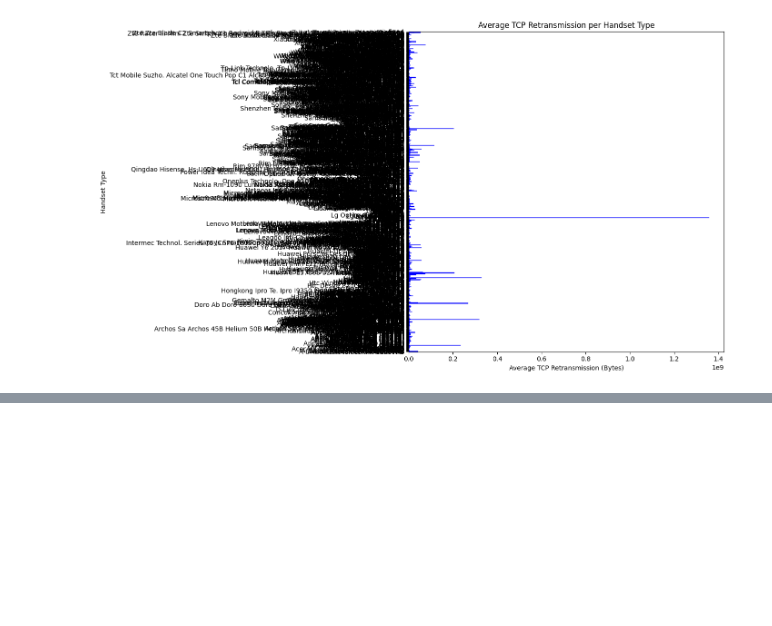
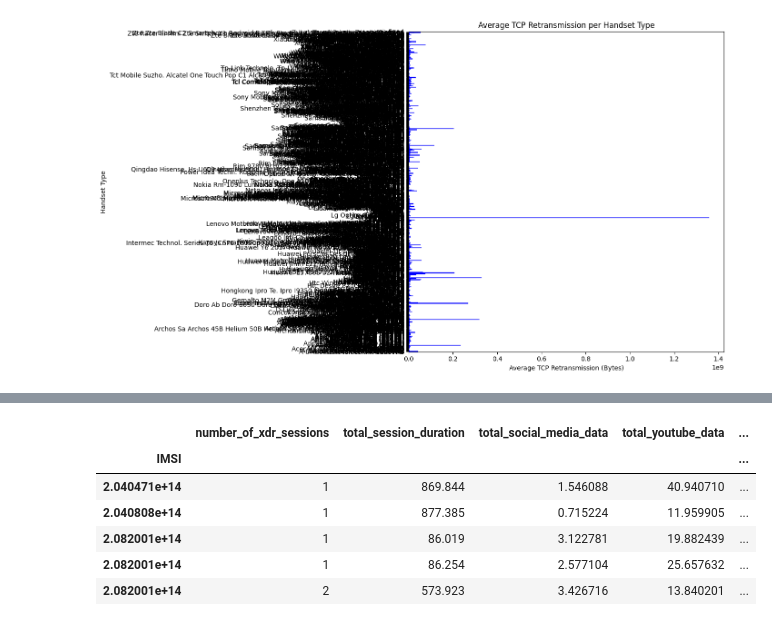
Before and after one commit to Elelanfik/Week_2, a Jupyter notebook: notebooks/Experience_Analytics.ipynb, the cells around one changed output, grey strips where cells are left out. Drawn from its saved outputs; the diff is of its cells as text; code cells hidden in the pictures; blank space fills up the shorter version.

```diff
--- a/notebooks/Experience_Analytics.ipynb
+++ b/notebooks/Experience_Analytics.ipynb
@@ -181,0 +336,42 @@ Name: TCP DL Retrans. Vol (Bytes), Length: 1396, dtype: float64
+# %%
+# Step 1: Add a column for total data volume (DL + UL) per application for each session
+applications = ['Social Media', 'Youtube', 'Netflix', 'Google', 'Email', 'Gaming', 'Other']
+for app in applications:
+    data_tel[f'{app} Total'] = data_tel[f'{app} DL (MB)'] + data_tel[f'{app} UL (MB)']
+
+# Step 2: Aggregate the data per user (IMSI)
+user_behavior = data_tel.groupby('IMSI').agg(
+    number_of_xdr_sessions=('Bearer Id', 'count'),               # Assuming 'Bearer Id' is session identifier
+    total_session_duration=('Dur. (sec)', 'sum'),                # Sum of session durations
+    total_social_media_data=('Social Media Total', 'sum'),       # Total data volume for Social Media
+    total_youtube_data=('Youtube Total', 'sum'),                 # Total data volume for YouTube
+    total_netflix_data=('Netflix Total', 'sum'),                 # Total data volume for Netflix
+    total_google_data=('Google Total', 'sum'),                   # Total data volume for Google
+    total_email_data=('Email Total', 'sum'),                     # Total data volume for Email
+    total_gaming_data=('Gaming Total', 'sum'),                   # Total data volume for Gaming
+    total_other_data=('Other Total', 'sum')                      # Total data volume for Other
+)
+
+# Step 3: Calculate total download and upload data per user
+# Download data
+user_behavior['total_download_data'] = data_tel.groupby('IMSI')[[
+    'Social Media DL (MB)', 'Youtube DL (MB)', 'Netflix DL (MB)',
+    'Google DL (MB)', 'Email DL (MB)', 'Gaming DL (MB)', 'Other DL (MB)'
+]].sum().sum(axis=1)
+
+# Upload data
+user_behavior['total_upload_data'] = data_tel.groupby('IMSI')[[
+    'Social Media UL (MB)', 'Youtube UL (MB)', 'Netflix UL (MB)',
+    'Google UL (MB)', 'Email UL (MB)', 'Gaming UL (MB)', 'Other UL (MB)'
+]].sum().sum(axis=1)
+
+# Step 4: Display the aggregated user behavior data
+user_behavior.head()
+# %% [output]
+|  | number_of_xdr_sessions | total_session_duration | total_social_media_data | total_youtube_data | ... |
+| IMSI |  |  |  |  | ... |
+| 2.040471e+14 | 1 | 869.844 | 1.546088 | 40.940710 | ... |
+| 2.040808e+14 | 1 | 877.385 | 0.715224 | 11.959905 | ... |
+| 2.082001e+14 | 1 | 86.019 | 3.122781 | 19.882439 | ... |
+| 2.082001e+14 | 1 | 86.254 | 2.577104 | 25.657632 | ... |
+| 2.082001e+14 | 2 | 573.923 | 3.426716 | 13.840201 | ... |
```
Also changed, not shown: parts of 6 cells of this notebook, 8 other files.
